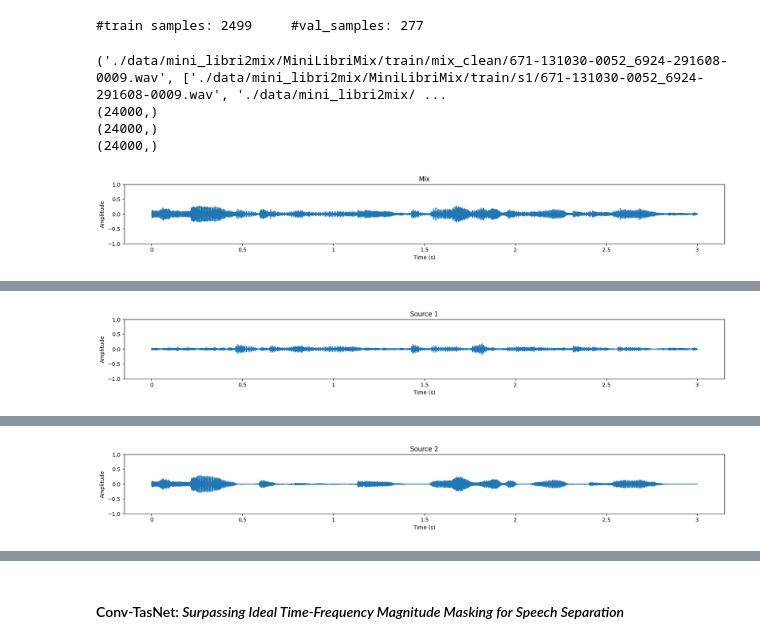
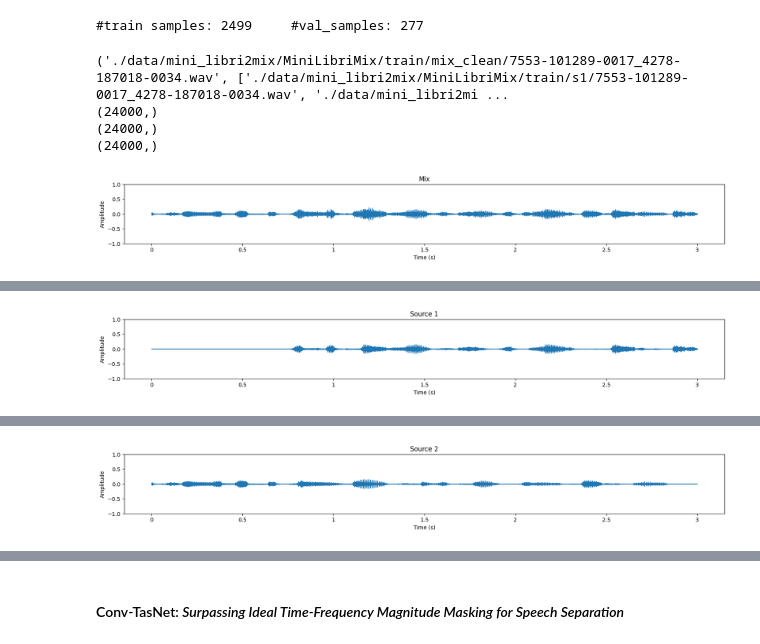
Before and after one commit to Vladimirescu/BIOSINF_IA2, a Jupyter notebook: L3/speaker_separation.ipynb, the cells around one changed output, grey strips where cells are left out. Saved outputs shown, nothing was run; the diff lists cells and outputs as text; code cells hidden in the pictures.

```diff
--- a/L3/speaker_separation.ipynb
+++ b/L3/speaker_separation.ipynb
@@ -204,26 +204,26 @@ print(f"#train samples: {len(train_ds)} \t #val_samples: {len(val_ds)}")
 # %%
 import numpy as np
 
-i = np.random.randint(0, len(train_ds))
+i = np.random.randint(0, len(val_ds))
 
-print(train_ds._get_metadata(i))
+print(val_ds._get_metadata(i))
 
 mix, sources = train_ds[i]
 print(mix.shape)
 for s in sources:
     print(s.shape)
 
 train_ds.listen_samples(i)
 # %% [output]
-('./data/mini_libri2mix/MiniLibriMix/train/mix_clean/671-131030-0052_6924-291608-0009.wav', ['./data/mini_libri2mix/MiniLibriMix/train/s1/671-131030-0052_6924-291608-0009.wav', './data/mini_libri2mix/ ...
+('./data/mini_libri2mix/MiniLibriMix/train/mix_clean/7553-101289-0017_4278-187018-0034.wav', ['./data/mini_libri2mix/MiniLibriMix/train/s1/7553-101289-0017_4278-187018-0034.wav', './data/mini_libri2mi ...
 (24000,)
 (24000,)
 (24000,)
-[figure, old version]
+[figure, new version]
 [interactive output not drawn]
-[figure, old version]
+[figure, new version]
 [interactive output not drawn]
-[figure, old version]
+[figure, new version]
 [interactive output not drawn]
 # %% [markdown]
 #### Conv-TasNet: *Surpassing Ideal Time-Frequency Magnitude Masking for Speech Separation*
```
Also changed, not shown: parts of 4 cells of this notebook.
